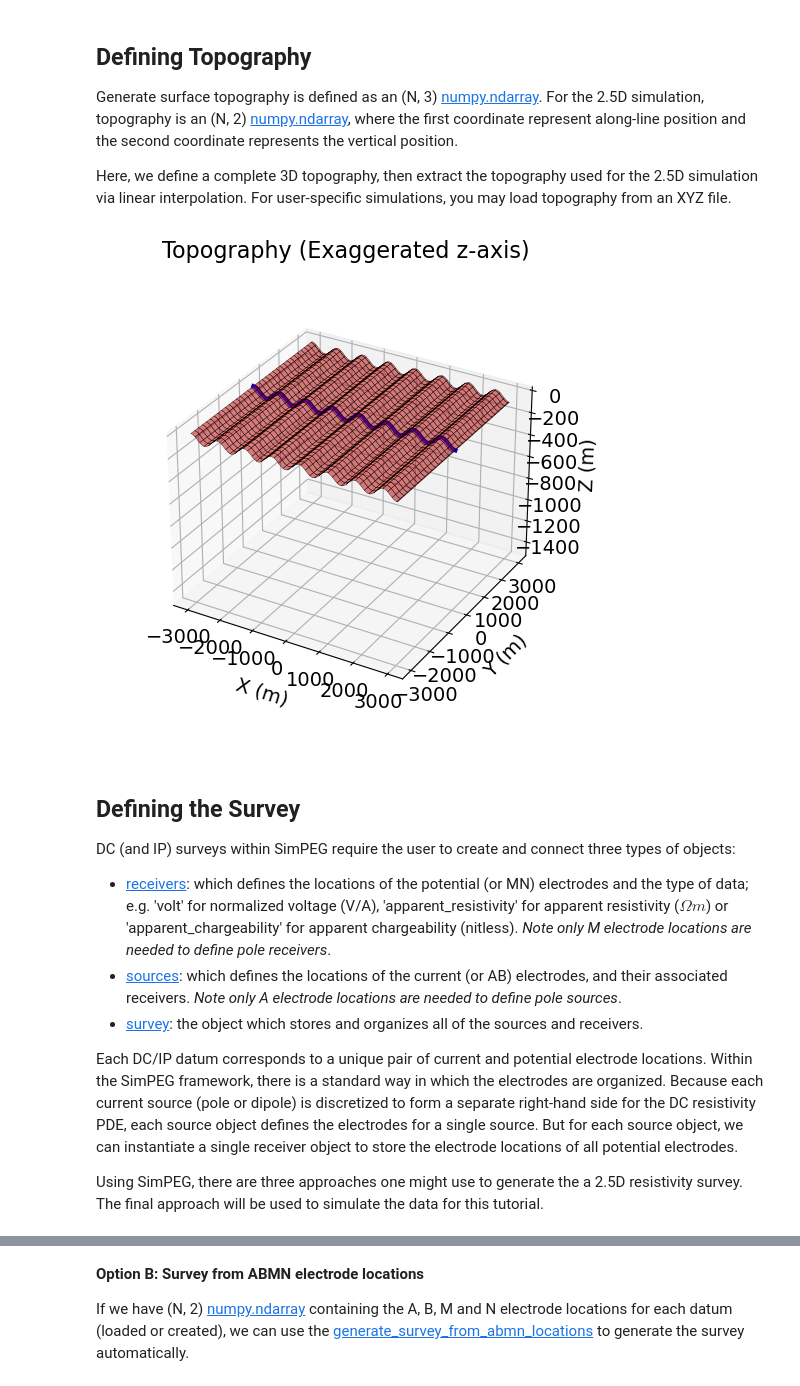
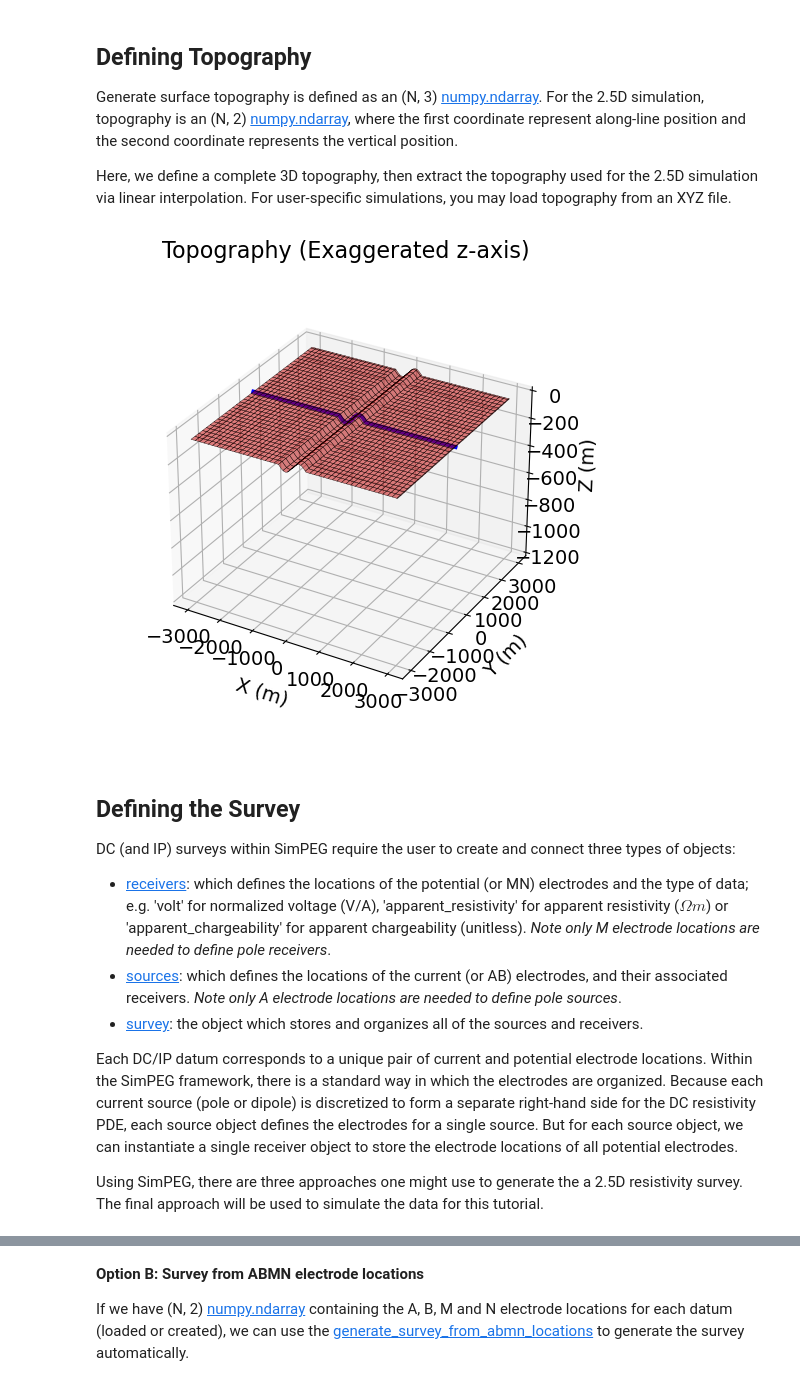
Before and after one commit to simpeg/user-tutorials, a Jupyter notebook: notebooks/05-dcr/fwd_dcr_2d.ipynb, the cells around one changed output, grey strips where cells are left out. Drawn from its saved outputs; the diff is of its cells as text; code cells hidden in the pictures.

```diff
--- a/notebooks/05-dcr/fwd_dcr_2d.ipynb
+++ b/notebooks/05-dcr/fwd_dcr_2d.ipynb
@@ -70,7 +73,9 @@ For user-specific simulations, you may load topography from an XYZ file.
 x_topo, y_topo = np.meshgrid(
     np.linspace(-3000, 3000, 601), np.linspace(-3000, 3000, 101)
 )
-z_topo = 40.0 * np.sin(2 * np.pi * x_topo / 800) - 40.0
+T = 800.
+z_topo = 40.0 * np.sin(2 * np.pi * x_topo / T) - 40.0
+z_topo[np.abs(x_topo) > T/2] = -40.0
 topo_xyz = np.c_[mkvc(x_topo), mkvc(y_topo), mkvc(z_topo)]
 # %%
 # Interpolate to 2D topography
@@ -82,26 +87,26 @@ topo_2d = np.c_[x_topo_2d, z_topo_2d]
 # %%
 # Plot 3D topography and 2D topography line
 fig = plt.figure(figsize=(6, 6))
 ax = fig.add_axes([0.1, 0.1, 0.8, 0.8], projection='3d')
-ax.set_zlim([-1500, 0])
+ax.set_zlim([-1200, 0])
 ax.plot_surface(
     x_topo, y_topo, z_topo, color='r', edgecolor='k', linewidth=0.25, alpha=0.5
 )
 ax.plot(x_topo_2d, y_topo_2d, z_topo_2d, color='b', linewidth=3)
 ax.set_box_aspect(aspect=None, zoom=0.85)
 ax.set_xlabel('X (m)', labelpad=10)
 ax.set_ylabel('Y (m)', labelpad=10)
 ax.set_zlabel('Z (m)', labelpad=10)
 ax.set_title('Topography (Exaggerated z-axis)', fontsize=16, pad=-20)
 ax.view_init(elev=30.)
 # %% [output]
-[figure, old version]
+[figure, new version]
 # %% [markdown]
 ## Defining the Survey
 
 DC (and IP) surveys within SimPEG require the user to create and connect three types of objects:
 
-- [receivers](myst:SimPEG#SimPEG.electromagnetics.static.resistivity.receivers.BaseRx): which defines the locations of the potential (or MN) electrodes and the type of data; e.g. 'volt' for normalized voltage (V/A), 'apparent_resistivity' for apparent resistivity ($\Omega m$) or 'apparent_chargeability' for apparent chargeability (nitless). *Note only M electrode locations are needed to define pole receivers*.
+- [receivers](myst:SimPEG#SimPEG.electromagnetics.static.resistivity.receivers.BaseRx): which defines the locations of the potential (or MN) electrodes and the type of data; e.g. 'volt' for normalized voltage (V/A), 'apparent_resistivity' for apparent resistivity ($\Omega m$) or 'apparent_chargeability' for apparent chargeability (unitless). *Note only M electrode locations are needed to define pole receivers*.
 - [sources](myst:SimPEG#SimPEG.electromagnetics.static.resistivity.sources.BaseSrc): which defines the locations of the current (or AB) electrodes, and their associated receivers. *Note only A electrode locations are needed to define pole sources*.
 - [survey](myst:SimPEG#SimPEG.electromagnetics.static.resistivity.Survey): the object which stores and organizes all of the sources and receivers.
 
```
Also changed, not shown: parts of 7 cells of this notebook, 15 other files.
